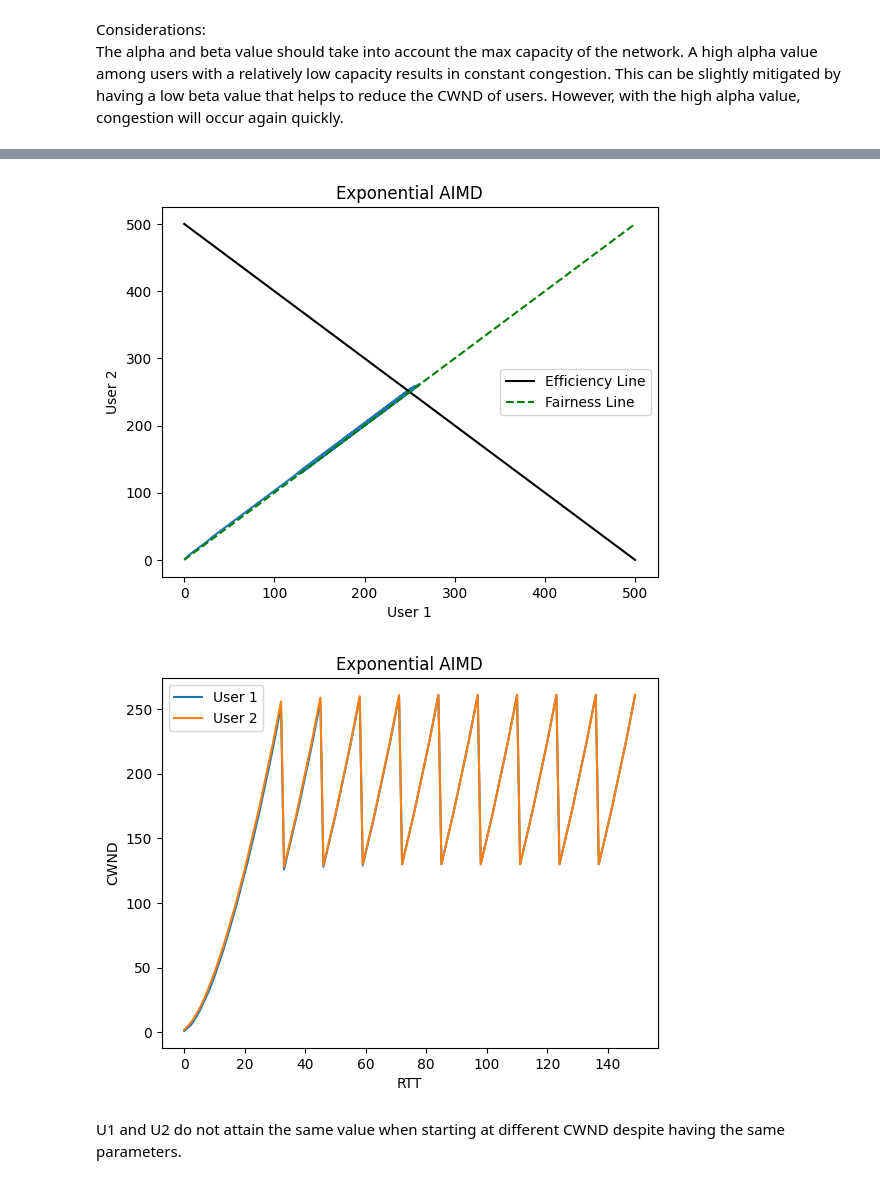
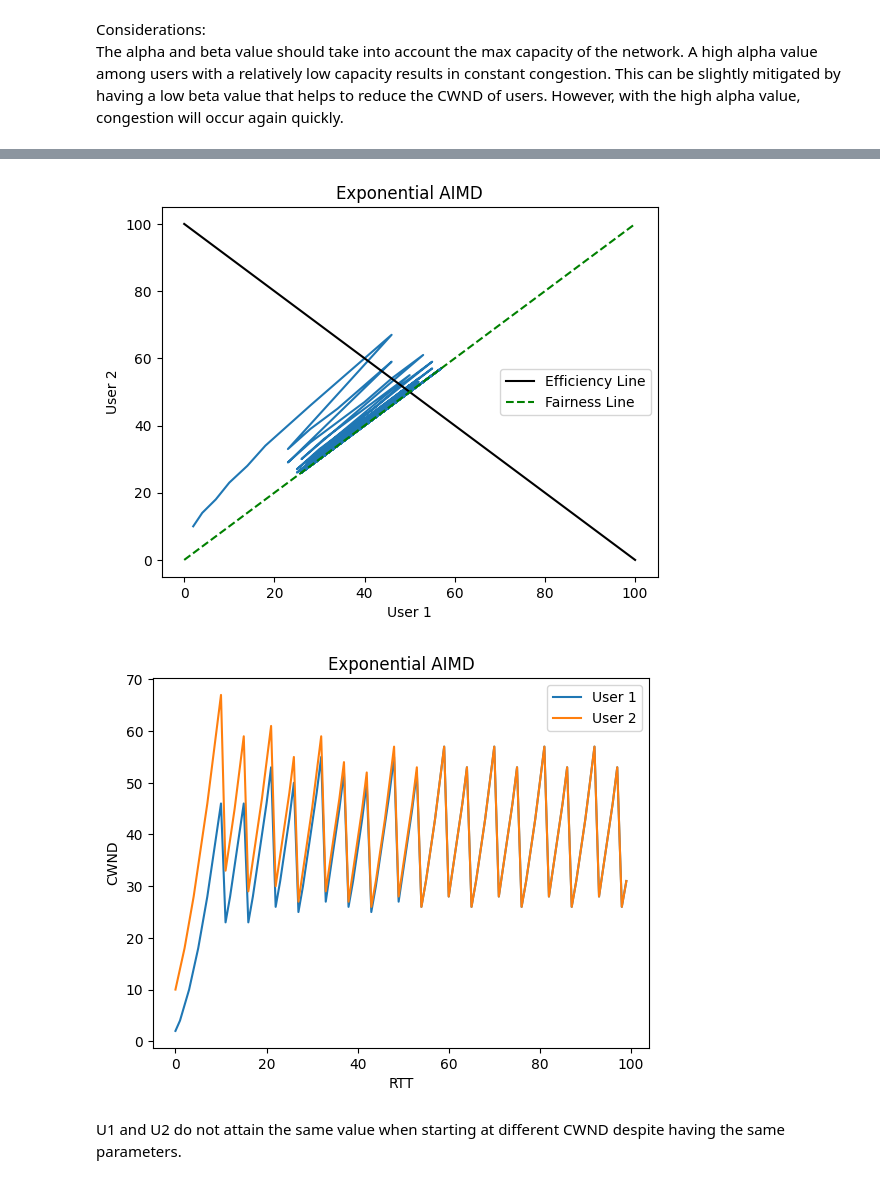
Before and after one commit to Andrelim99/CZ4052-Cloud-Computing, a Jupyter notebook: Assignment 1/main.ipynb, the cells around one changed output, grey strips where cells are left out. Saved outputs shown, nothing was run; the diff lists cells and outputs as text; code cells hidden in the pictures.

```diff
--- a/Assignment 1/main.ipynb
+++ b/Assignment 1/main.ipynb
@@ -230,7 +233,7 @@ alphas = [0.1*C, 0.1*C]
 
 betas = [0.8, 0.8]
 
-init_cwnds = [10, 100]
+init_cwnds = [2, 10]
 
 # ssthresholds = [float('inf'), float('inf')]
 
@@ -280,7 +283,7 @@ alphas = [1, 1]
 
 betas = [0.2, 0.2]
 
-init_cwnds = [10, 100]
+init_cwnds = [2, 10]
 
 # ssthresholds = [float('inf'), float('inf')]
 
@@ -326,7 +328,7 @@ alphas = [1, 0.1*C]
 
 betas = [0.2, 0.8]
 
-init_cwnds = [10, 20]
+init_cwnds = [2, 10]
 
 # ssthresholds = [float('inf'), float('inf')]
 
@@ -379,8 +403,7 @@ alphas = [1, 0.1*C]
 
 betas = [0.8, 0.2]
 
-init_cwnds = [10, 100]
-
+init_cwnds = [2, 10]
 # ssthresholds = [float('inf'), float('inf')]
 
 # exponents = [1/3, 1/3]
@@ -662,9 +684,9 @@ Considerations: <br>
 The alpha and beta value should take into account the max capacity of the network. A high alpha value among users with a relatively low capacity results in constant congestion. This can be slightly mitigated by having a low beta value that helps to reduce the CWND of users. However, with the high alpha value, congestion will occur again quickly.
 # %%
 # Exponential
-ITERATESMAX = 150 # You can adjust this value as needed
+ITERATESMAX = 100 # You can adjust this value as needed
 # Max Capacity of the network
-C = 500
+C = 100
 
 # params
 ALPHA = 1
@@ -674,7 +696,7 @@ alphas = [2, 2]
 
 betas = [0.5, 0.5]
 
-init_cwnds = [1, 2]
+init_cwnds = [2, 10]
 
 ssthresholds = [float('inf'), float('inf')]
 
@@ -707,5 +732,5 @@ Final User-2 CWND: 261
-[figure, old version]
+[figure, new version]
-[figure, old version]
+[figure, new version]
 # %% [markdown]
 U1 and U2 do not attain the same value when starting at different CWND despite having the same parameters.
 # %%
```
Also changed, not shown: parts of 13 cells of this notebook.
